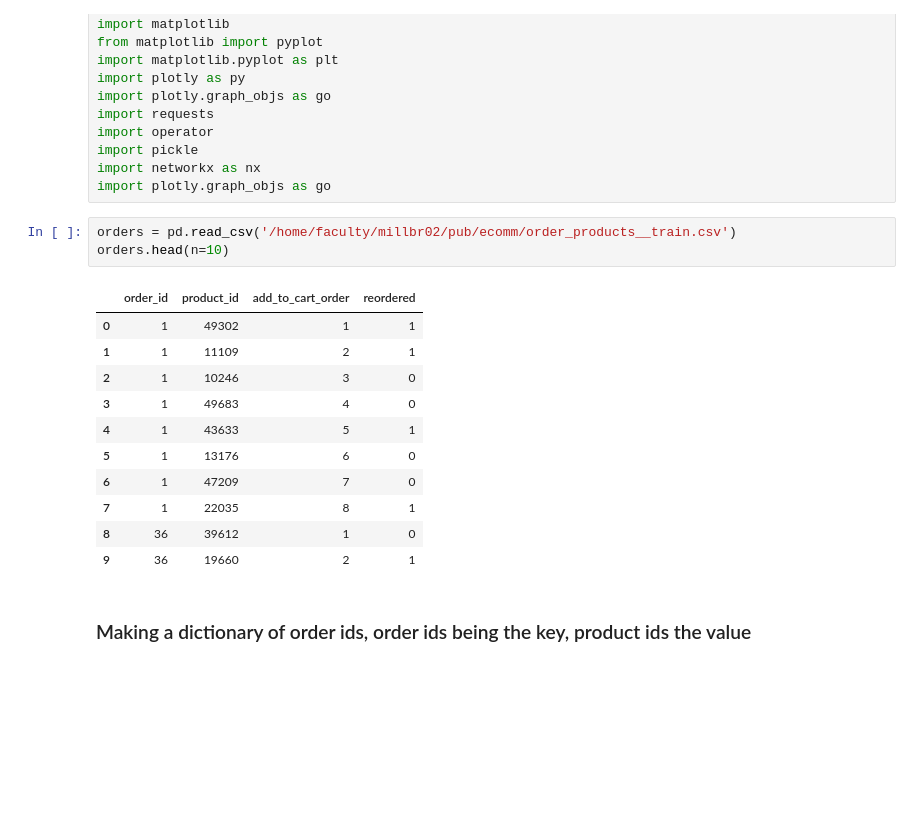
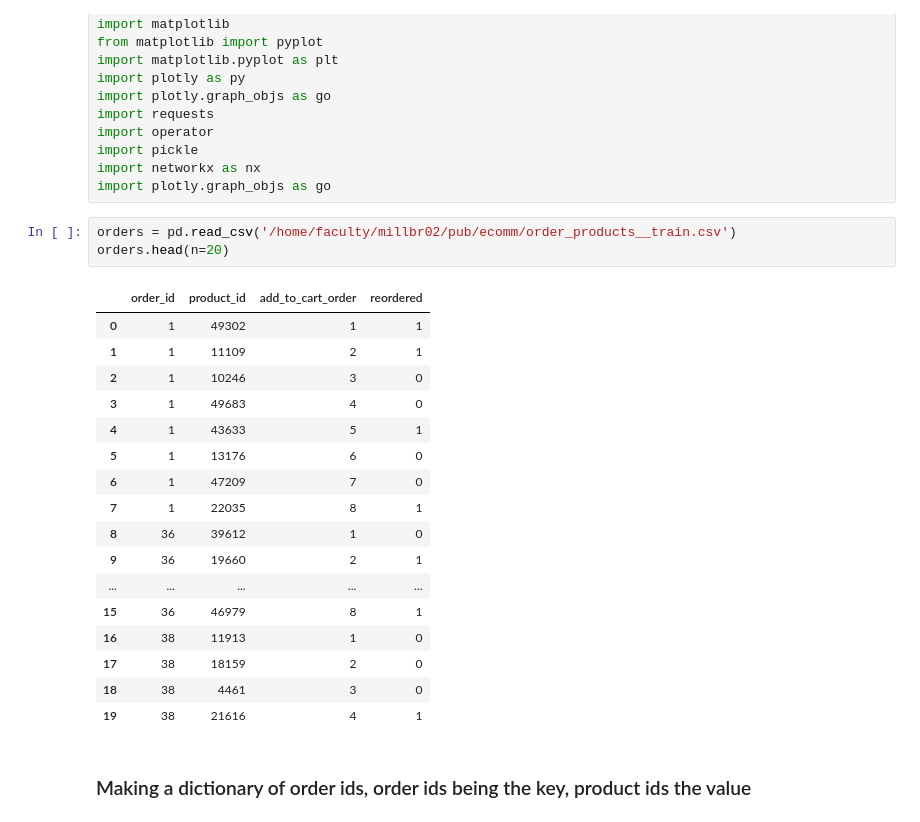
Before and after one commit to khummel01/DS320, a Jupyter notebook: instacart_marketbasket_analysis.ipynb, the cells around one changed output. Cells and saved outputs as stored; diff of their text form; blank space fills up the shorter version.

```diff
--- a/instacart_marketbasket_analysis.ipynb
+++ b/instacart_marketbasket_analysis.ipynb
@@ -17,19 +17,25 @@ import networkx as nx
 import plotly.graph_objs as go
 # %%
 orders = pd.read_csv('/home/faculty/millbr02/pub/ecomm/order_products__train.csv')
-orders.head(n=10)
+orders.head(n=20)
 # %% [output]
 |  | order_id | product_id | add_to_cart_order | reordered |
 | 0 | 1 | 49302 | 1 | 1 |
 | 1 | 1 | 11109 | 2 | 1 |
 | 2 | 1 | 10246 | 3 | 0 |
 | 3 | 1 | 49683 | 4 | 0 |
 | 4 | 1 | 43633 | 5 | 1 |
 | 5 | 1 | 13176 | 6 | 0 |
 | 6 | 1 | 47209 | 7 | 0 |
 | 7 | 1 | 22035 | 8 | 1 |
 | 8 | 36 | 39612 | 1 | 0 |
 | 9 | 36 | 19660 | 2 | 1 |
+| ... | ... | ... | ... | ... |
+| 15 | 36 | 46979 | 8 | 1 |
+| 16 | 38 | 11913 | 1 | 0 |
+| 17 | 38 | 18159 | 2 | 0 |
+| 18 | 38 | 4461 | 3 | 0 |
+| 19 | 38 | 21616 | 4 | 1 |
 # %% [markdown]
 ### Making a dictionary of order ids, order ids being the key, product ids the value
 # %%
```
Also changed, not shown: parts of 10 cells of this notebook.
